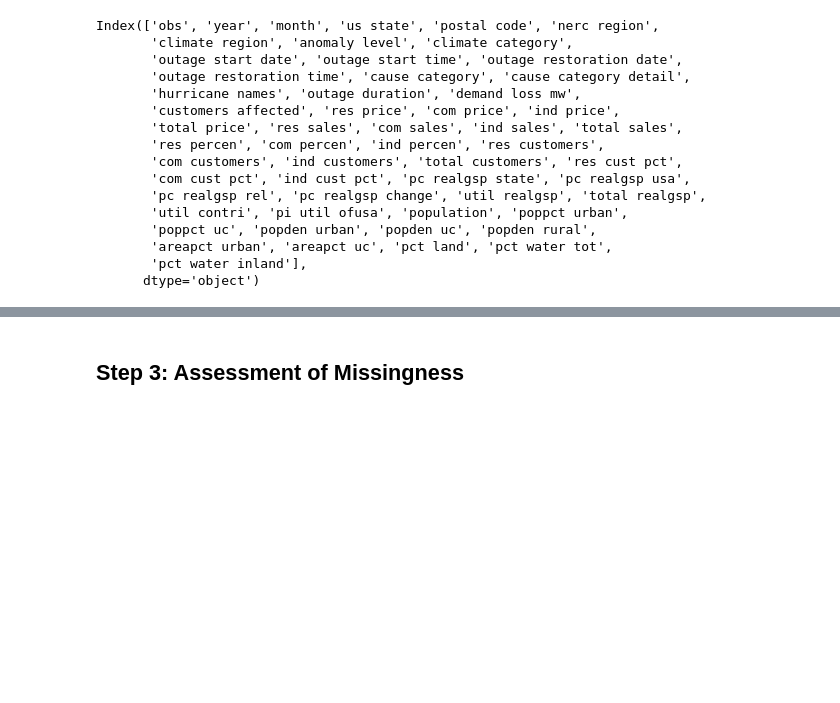
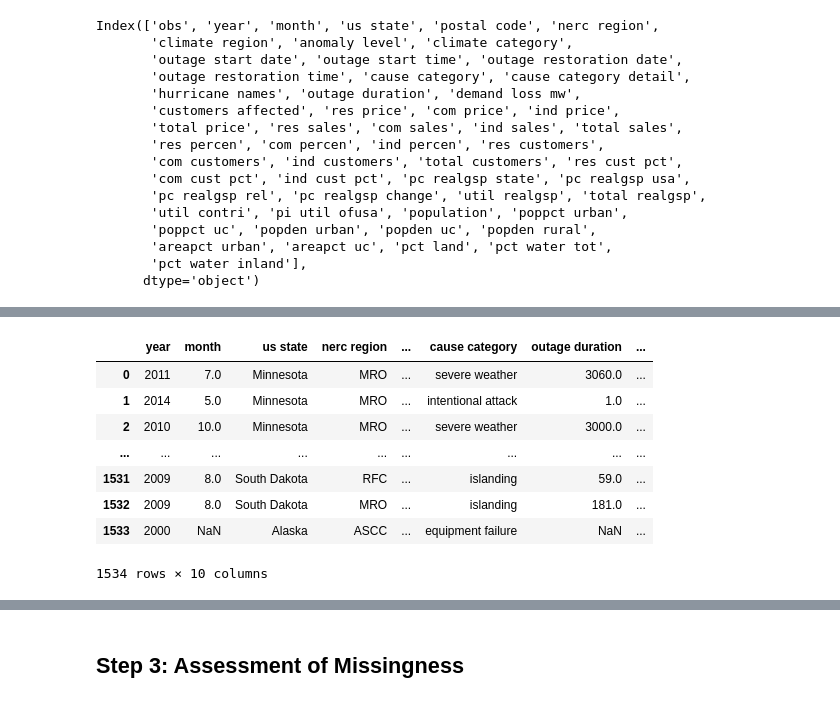
Before and after one commit to nimishamishra95/power-outage-analysis, a Jupyter notebook: template.ipynb, the cells around one changed output, grey strips where cells are left out. Cells and saved outputs as stored; diff of their text form; code cells hidden in the pictures; blank space fills up the shorter version.

```diff
--- a/template.ipynb
+++ b/template.ipynb
@@ -73,6 +81,6 @@ Index(['obs', 'year', 'month', 'us state', 'postal code', 'nerc region',
 # %%
-# Remove ALL Unnecessary Columns
-df = df[['year', 'month', 'us state', 'nerc region', 'climate region', 'anomaly level',
+# Drop all unnecessary columns
+df = df[['year', 'month', 'us state', 'nerc region', 'climate region',
          'climate category', 'outage start date', 'outage start time', 'outage restoration date',
          'outage restoration time', 'cause category', 'outage duration']]
 df
@@ -88,0 +99,17 @@ df
+# %%
+# Merge date and time columns to make one cohesive timestamp column
+temp = pd.DataFrame()
+
+def convert_date(series):
+    return pd.to_datetime(series, format="%A, %B %d, %Y").dt.strftime("%Y-%m-%d")
+temp['formatted outage start date'] = convert_date(df['outage start date'])
+temp['formatted outage restoration date'] = convert_date(df['outage restoration date'])
+
+def convert_time(series):
+    return pd.to_datetime(series, format="%I:%M:%S %p").dt.strftime("%H:%M:%S")
+temp['formatted outage start time'] = convert_time(df['outage start time'])
+temp['formatted outage restoration time'] = convert_time(df['outage restoration time'])
+
+df['outage start datetime'] = pd.to_datetime(temp['formatted outage start date'] + " " + temp['formatted outage start time'])
+df['outage restoration datetime'] = pd.to_datetime(temp['formatted outage restoration date'] + " " + temp['formatted outage restoration time'])
+df[['outage start datetime', 'outage restoration datetime']]
@@ -88,0 +126,14 @@ df
+# %%
+# Remove object type date and time columns
+df = df.drop(['outage start date', 'outage restoration date', 'outage start time', 'outage restoration time'], axis=1)
+df
+# %% [output]
+|  | year | month | us state | nerc region | ... | cause category | outage duration | ... |
+| 0 | 2011 | 7.0 | Minnesota | MRO | ... | severe weather | 3060.0 | ... |
+| 1 | 2014 | 5.0 | Minnesota | MRO | ... | intentional attack | 1.0 | ... |
+| 2 | 2010 | 10.0 | Minnesota | MRO | ... | severe weather | 3000.0 | ... |
+| ... | ... | ... | ... | ... | ... | ... | ... | ... |
+| 1531 | 2009 | 8.0 | South Dakota | RFC | ... | islanding | 59.0 | ... |
+| 1532 | 2009 | 8.0 | South Dakota | MRO | ... | islanding | 181.0 | ... |
+| 1533 | 2000 | NaN | Alaska | ASCC | ... | equipment failure | NaN | ... |
+1534 rows × 10 columns
```
Also changed, not shown: parts of 28 cells of this notebook, 6 other files.
